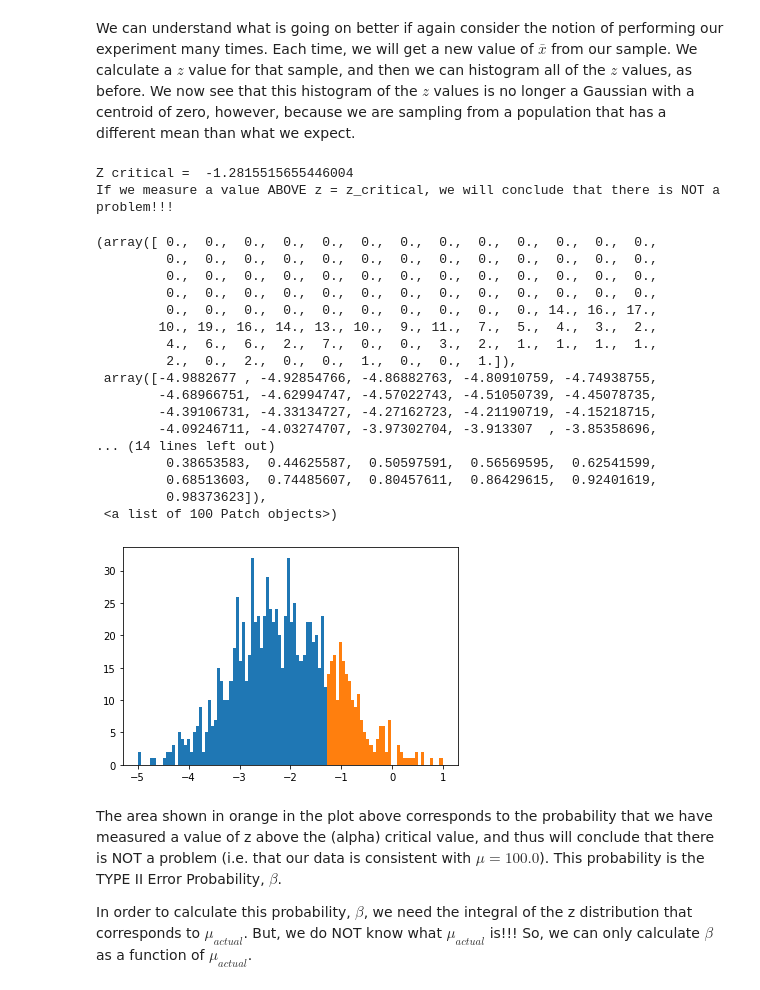
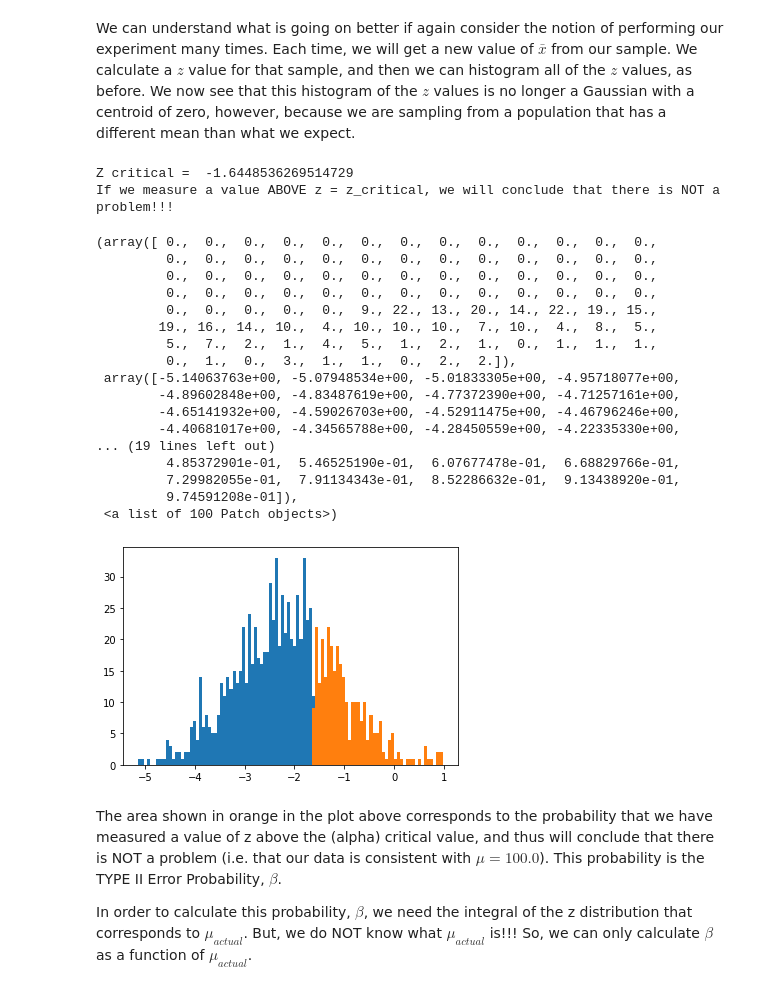
Before and after one commit to wdreames/phys341, a Jupyter notebook: JupyterNotebooks/BetaProbability.ipynb, the cells around one changed output. Saved outputs shown, nothing was run; the diff lists cells and outputs as text; code cells hidden in the pictures.

```diff
--- a/JupyterNotebooks/BetaProbability.ipynb
+++ b/JupyterNotebooks/BetaProbability.ipynb
@@ -50,7 +50,7 @@ As we can see from the plot, it is pretty easy to tell in this case that the dis
 We can understand what is going on better if again consider the notion of performing our experiment many times.  Each time, we will get a new value of $\bar{x}$ from our sample.  We calculate a $z$ value for that sample, and then we can histogram all of the $z$ values, as before.  We now see that this histogram of the $z$ values is no longer a Gaussian with a centroid of zero, however, because we are sampling from a population that has a different mean than what we expect.
 # %%
 sem = sigma/np.sqrt(npts)
-alpha = 0.10
+alpha = 0.05
 zCritical = stats.norm.ppf(alpha)
 xbarLower = mu_expected + zCritical*sem
 
@@ -61,47 +61,47 @@ print("If we measure a value ABOVE z = z_critical, we will conclude that there i
 # and each time we do this, we will calculate xbar.  Then, we will calculate the z value corresponding
 # to that value of xbar.   Finally, we will create a histogram of these z-values.
 
 mu_actual = 99.7
 
 xbararray = []
 
 # perform the experiment 10000 times
 for i in range(1000):
     x = stats.norm.rvs(size=npts,loc=mu_actual,scale=sigma)
     xbararray.append(np.mean(x))
 
 xbararray = np.array(xbararray)
 
 # IMPORTANT!!! When we calculate the z value, we do so by comparing to the EXPECTED mean, mu_expected!!!
 zscorearray = (xbararray-mu_expected)/sem
 
 zhigh = zscorearray[(zscorearray>zCritical)]
 
 bins=np.histogram(np.hstack((zscorearray,zhigh)), bins=nbins)[1] #get the bin edges
 
 plt.hist(zscorearray,bins)
 plt.hist(zhigh,bins)
 # %% [output]
-Z critical =  -1.2815515655446004
+Z critical =  -1.6448536269514729
 If we measure a value ABOVE z = z_critical, we will conclude that there is NOT a problem!!!
 (array([ 0.,  0.,  0.,  0.,  0.,  0.,  0.,  0.,  0.,  0.,  0.,  0.,  0.,
          0.,  0.,  0.,  0.,  0.,  0.,  0.,  0.,  0.,  0.,  0.,  0.,  0.,
          0.,  0.,  0.,  0.,  0.,  0.,  0.,  0.,  0.,  0.,  0.,  0.,  0.,
          0.,  0.,  0.,  0.,  0.,  0.,  0.,  0.,  0.,  0.,  0.,  0.,  0.,
-         0.,  0.,  0.,  0.,  0.,  0.,  0.,  0.,  0.,  0., 14., 16., 17.,
-        10., 19., 16., 14., 13., 10.,  9., 11.,  7.,  5.,  4.,  3.,  2.,
-         4.,  6.,  6.,  2.,  7.,  0.,  0.,  3.,  2.,  1.,  1.,  1.,  1.,
-         2.,  0.,  2.,  0.,  0.,  1.,  0.,  0.,  1.]),
- array([-4.9882677 , -4.92854766, -4.86882763, -4.80910759, -4.74938755,
-        -4.68966751, -4.62994747, -4.57022743, -4.51050739, -4.45078735,
-        -4.39106731, -4.33134727, -4.27162723, -4.21190719, -4.15218715,
-        -4.09246711, -4.03274707, -3.97302704, -3.913307  , -3.85358696,
-... (14 lines left out)
-         0.38653583,  0.44625587,  0.50597591,  0.56569595,  0.62541599,
-         0.68513603,  0.74485607,  0.80457611,  0.86429615,  0.92401619,
-         0.98373623]),
+         0.,  0.,  0.,  0.,  0.,  9., 22., 13., 20., 14., 22., 19., 15.,
+        19., 16., 14., 10.,  4., 10., 10., 10.,  7., 10.,  4.,  8.,  5.,
+         5.,  7.,  2.,  1.,  4.,  5.,  1.,  2.,  1.,  0.,  1.,  1.,  1.,
+         0.,  1.,  0.,  3.,  1.,  1.,  0.,  2.,  2.]),
+ array([-5.14063763e+00, -5.07948534e+00, -5.01833305e+00, -4.95718077e+00,
+        -4.89602848e+00, -4.83487619e+00, -4.77372390e+00, -4.71257161e+00,
+        -4.65141932e+00, -4.59026703e+00, -4.52911475e+00, -4.46796246e+00,
+        -4.40681017e+00, -4.34565788e+00, -4.28450559e+00, -4.22335330e+00,
+... (19 lines left out)
+         4.85372901e-01,  5.46525190e-01,  6.07677478e-01,  6.68829766e-01,
+         7.29982055e-01,  7.91134343e-01,  8.52286632e-01,  9.13438920e-01,
+         9.74591208e-01]),
  <a list of 100 Patch objects>)
-[figure, old version]
+[figure, new version]
 # %% [markdown]
 The area shown in orange in the plot above corresponds to the probability that we have measured a value of z above the (alpha) critical value, and thus will conclude that there is NOT a problem (i.e. that our data is consistent with $\mu = 100.0$).  This probability is the TYPE II Error Probability, $\beta$.
 
```
Also changed, not shown: parts of 5 cells of this notebook.
